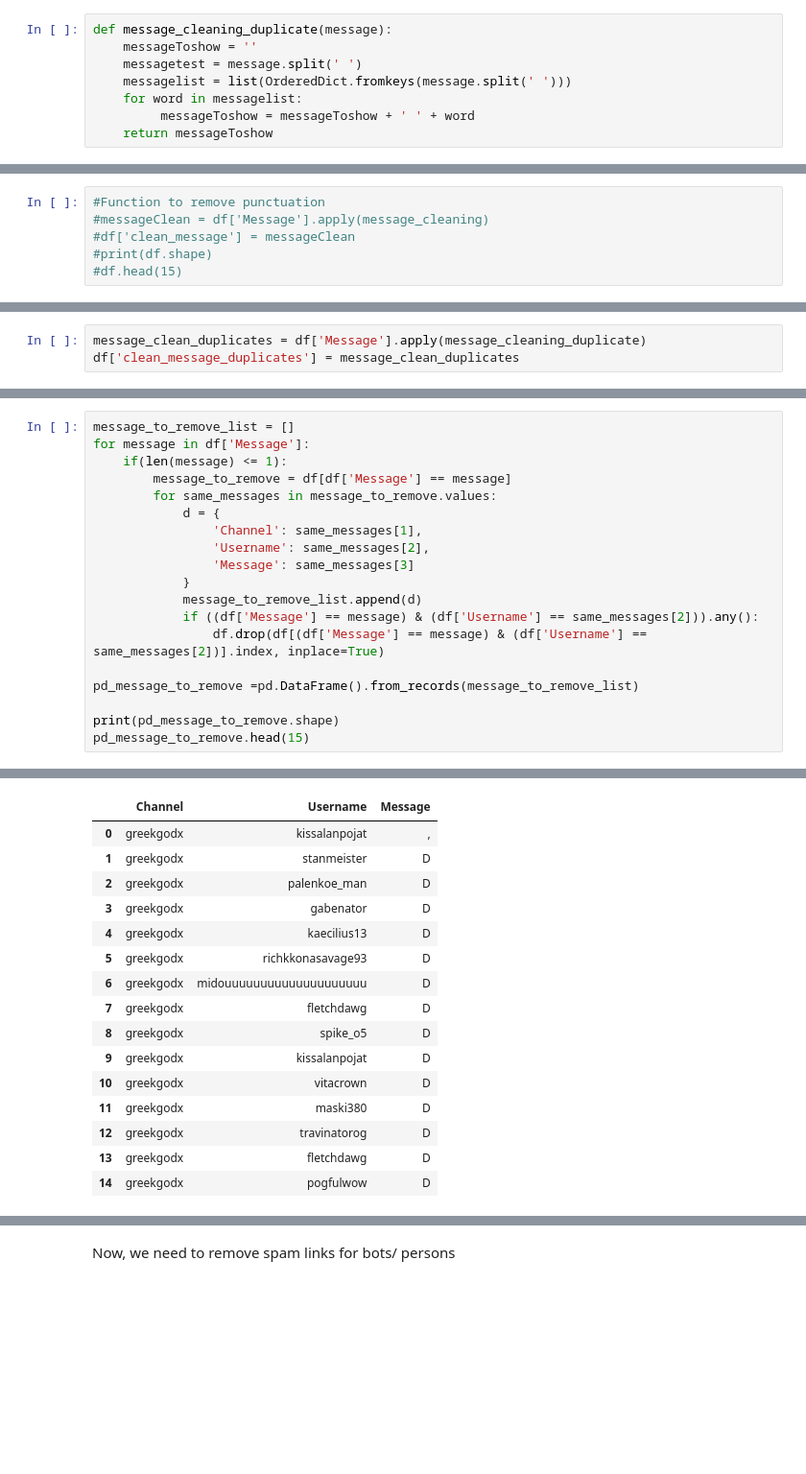
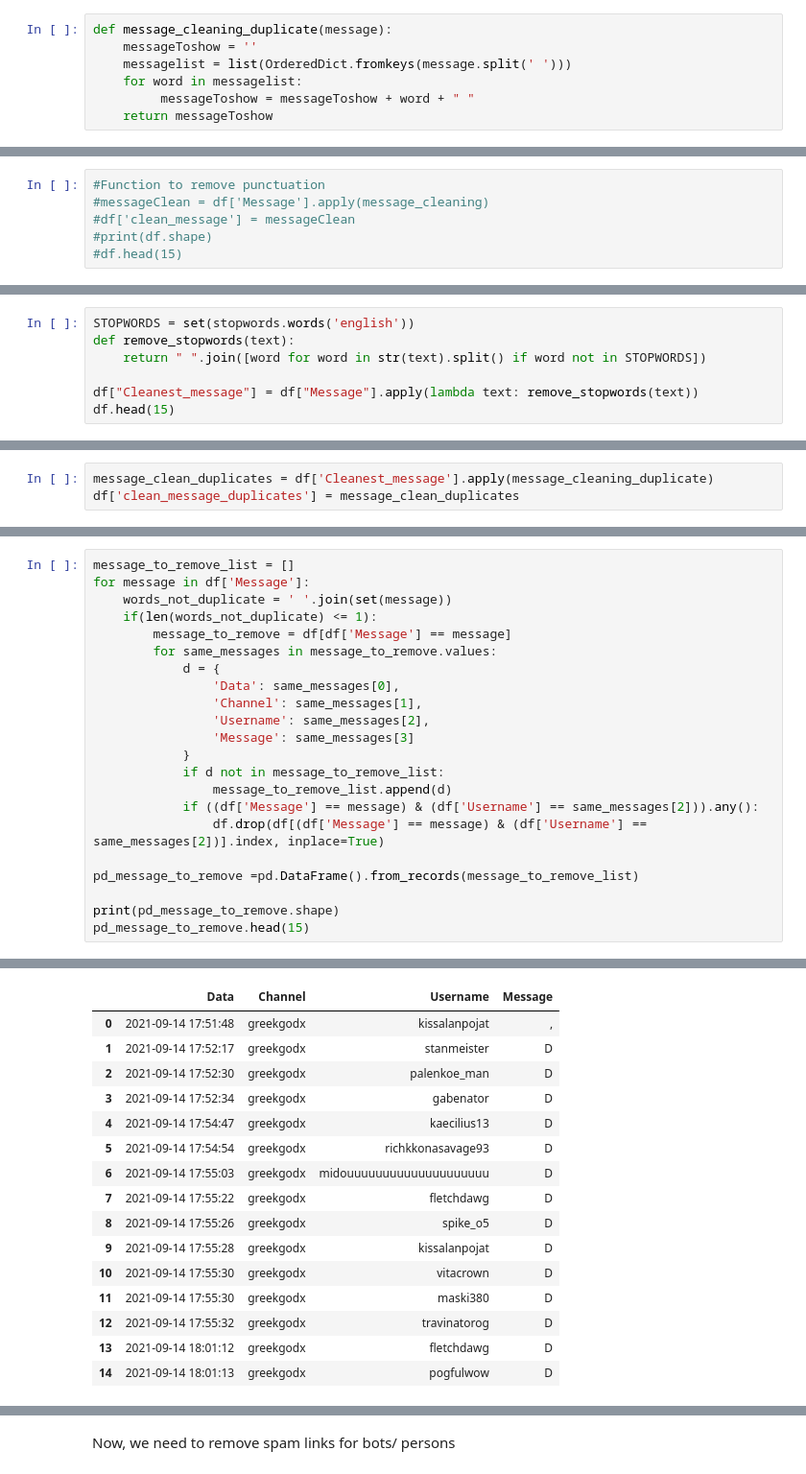
Before and after one commit to gmchinchayan/DLD-Gustavo, a Jupyter notebook: ChatLogToDataFrame.ipynb, the cells around one changed output, grey strips where cells are left out. Shown at 96% size. Cells and saved outputs as stored; diff of their text form; blank space fills up the shorter version.

```diff
--- a/ChatLogToDataFrame.ipynb
+++ b/ChatLogToDataFrame.ipynb
@@ -16,10 +33,9 @@ channel = 'greekgodx'
 # %%
 def message_cleaning_duplicate(message):
     messageToshow = ''
-    messagetest = message.split(' ')
     messagelist = list(OrderedDict.fromkeys(message.split(' ')))
     for word in messagelist:
-         messageToshow = messageToshow + ' ' + word
+         messageToshow = messageToshow + word + " "
     return messageToshow
 # %%
 def add_element_to_list(time_logged_to_add,channel_to_add,username_message_to_add,messageToshow_to_add,list_to_add):
@@ -119,0 +140,7 @@ Now, we will remove the message that only have one character, because this kind
+# %%
+STOPWORDS = set(stopwords.words('english'))
+def remove_stopwords(text):
+    return " ".join([word for word in str(text).split() if word not in STOPWORDS])
+
+df["Cleanest_message"] = df["Message"].apply(lambda text: remove_stopwords(text))
+df.head(15)
@@ -120,3 +164,3 @@ Now, we will remove the message that only have one character, because this kind
 # %%
-message_clean_duplicates = df['Message'].apply(message_cleaning_duplicate)
+message_clean_duplicates = df['Cleanest_message'].apply(message_cleaning_duplicate)
 df['clean_message_duplicates'] = message_clean_duplicates
@@ -123,15 +186,18 @@ df['clean_message_duplicates'] = message_clean_duplicates
 # %%
 message_to_remove_list = []
 for message in df['Message']:
-    if(len(message) <= 1):
+    words_not_duplicate = ' '.join(set(message))
+    if(len(words_not_duplicate) <= 1):
         message_to_remove = df[df['Message'] == message]
         for same_messages in message_to_remove.values:
             d = {
+                'Data': same_messages[0],
                 'Channel': same_messages[1],
                 'Username': same_messages[2],
                 'Message': same_messages[3]
             }
-            message_to_remove_list.append(d)
+            if d not in message_to_remove_list:
+                message_to_remove_list.append(d)
             if ((df['Message'] == message) & (df['Username'] == same_messages[2])).any():
                 df.drop(df[(df['Message'] == message) & (df['Username'] == same_messages[2])].index, inplace=True)
 
@@ -144,17 +210,17 @@ pd_message_to_remove.head(15)
-|  | Channel | Username | Message |
-| 0 | greekgodx | kissalanpojat | , |
-| 1 | greekgodx | stanmeister | D |
-| 2 | greekgodx | palenkoe_man | D |
-| 3 | greekgodx | gabenator | D |
-| 4 | greekgodx | kaecilius13 | D |
-| 5 | greekgodx | richkkonasavage93 | D |
-| 6 | greekgodx | midouuuuuuuuuuuuuuuuuuuu | D |
-| 7 | greekgodx | fletchdawg | D |
-| 8 | greekgodx | spike_o5 | D |
-| 9 | greekgodx | kissalanpojat | D |
-| 10 | greekgodx | vitacrown | D |
-| 11 | greekgodx | maski380 | D |
-| 12 | greekgodx | travinatorog | D |
-| 13 | greekgodx | fletchdawg | D |
-| 14 | greekgodx | pogfulwow | D |
+|  | Data | Channel | Username | Message |
+| 0 | 2021-09-14 17:51:48 | greekgodx | kissalanpojat | , |
+| 1 | 2021-09-14 17:52:17 | greekgodx | stanmeister | D |
+| 2 | 2021-09-14 17:52:30 | greekgodx | palenkoe_man | D |
+| 3 | 2021-09-14 17:52:34 | greekgodx | gabenator | D |
+| 4 | 2021-09-14 17:54:47 | greekgodx | kaecilius13 | D |
+| 5 | 2021-09-14 17:54:54 | greekgodx | richkkonasavage93 | D |
+| 6 | 2021-09-14 17:55:03 | greekgodx | midouuuuuuuuuuuuuuuuuuuu | D |
+| 7 | 2021-09-14 17:55:22 | greekgodx | fletchdawg | D |
+| 8 | 2021-09-14 17:55:26 | greekgodx | spike_o5 | D |
+| 9 | 2021-09-14 17:55:28 | greekgodx | kissalanpojat | D |
+| 10 | 2021-09-14 17:55:30 | greekgodx | vitacrown | D |
+| 11 | 2021-09-14 17:55:30 | greekgodx | maski380 | D |
+| 12 | 2021-09-14 17:55:32 | greekgodx | travinatorog | D |
+| 13 | 2021-09-14 18:01:12 | greekgodx | fletchdawg | D |
+| 14 | 2021-09-14 18:01:13 | greekgodx | pogfulwow | D |
 # %% [markdown]
```
Also changed, not shown: parts of 29 cells of this notebook, 3 other files.
